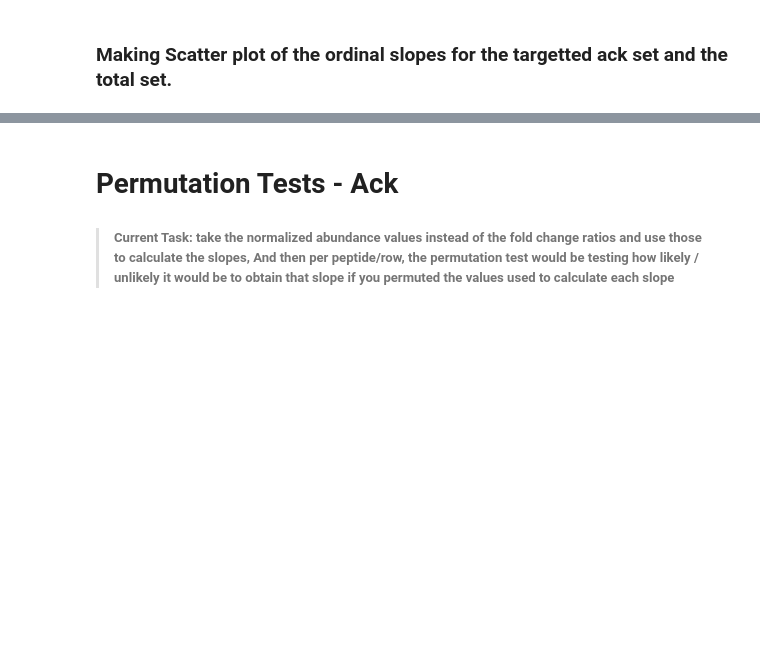
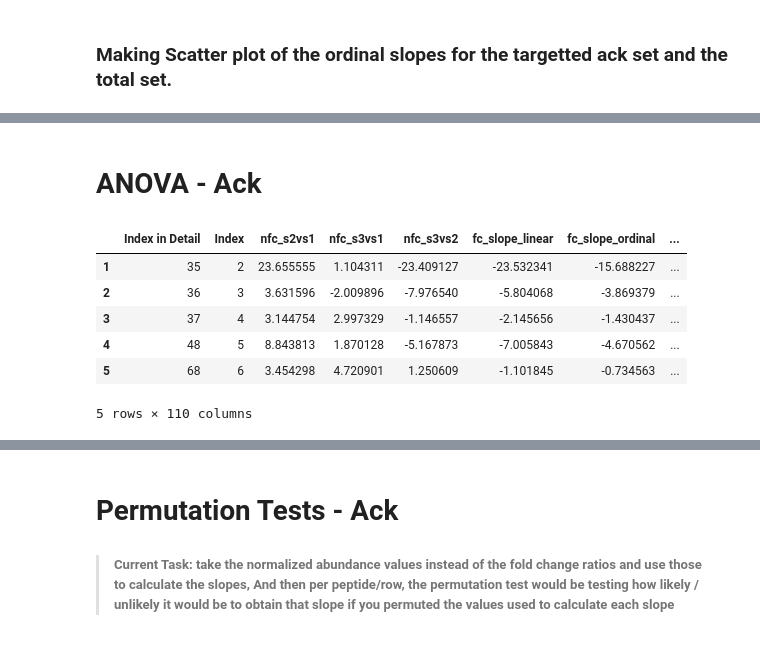
Before and after one commit to KyraGriffin/bmsip_internship_seta, a Jupyter notebook: protein_isolation.ipynb, the cells around one changed output, grey strips where cells are left out. Cells and saved outputs as stored; diff of their text form; code cells hidden in the pictures; blank space fills up the shorter version.

Commit message:
Working on ANOVA

```diff
--- a/protein_isolation.ipynb
+++ b/protein_isolation.ipynb
@@ -833,0 +851,13 @@ KeyError: 'slope_ordinal'
+# %% [markdown]
+# ANOVA - Ack
+# %%
+ack_data = proteomics_ack.copy()
+ack_data.head()
+# %% [output]
+|  | Index in Detail | Index | nfc_s2vs1 | nfc_s3vs1 | nfc_s3vs2 | fc_slope_linear | fc_slope_ordinal | ... |
+| 1 | 35 | 2 | 23.655555 | 1.104311 | -23.409127 | -23.532341 | -15.688227 | ... |
+| 2 | 36 | 3 | 3.631596 | -2.009896 | -7.976540 | -5.804068 | -3.869379 | ... |
+| 3 | 37 | 4 | 3.144754 | 2.997329 | -1.146557 | -2.145656 | -1.430437 | ... |
+| 4 | 48 | 5 | 8.843813 | 1.870128 | -5.167873 | -7.005843 | -4.670562 | ... |
+| 5 | 68 | 6 | 3.454298 | 4.720901 | 1.250609 | -1.101845 | -0.734563 | ... |
+5 rows × 110 columns
```
Also changed, not shown: parts of 30 cells of this notebook.
